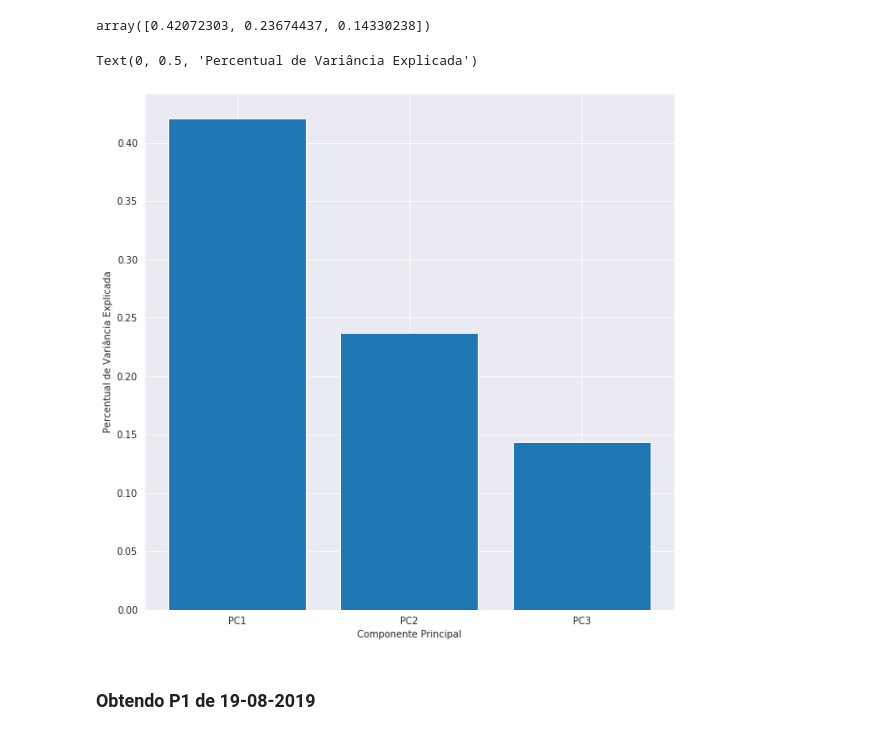
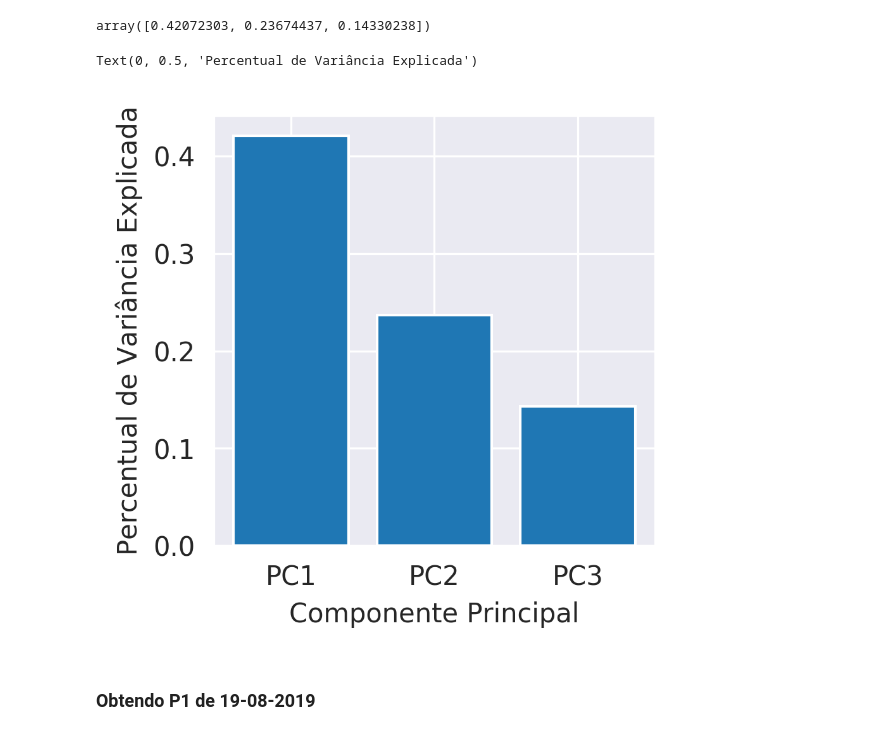
Before and after one commit to andrefellipe/ccd, a Jupyter notebook: baseline.ipynb, the cells around one changed output. Saved outputs shown, nothing was run; the diff lists cells and outputs as text; code cells hidden in the pictures.

```diff
--- a/baseline.ipynb
+++ b/baseline.ipynb
@@ -531,13 +531,13 @@ var_ratio
 array([0.42072303, 0.23674437, 0.14330238])
 # %%
 sns.set_style('darkgrid')
-plt.figure(figsize=(10,10))
+plt.figure(figsize=(3,3),dpi=300)
 plt.bar(['PC1','PC2','PC3'],var_ratio)
 plt.xlabel('Componente Principal')
 plt.ylabel('Percentual de Variância Explicada')
 # %% [output]
 Text(0, 0.5, 'Percentual de Variância Explicada')
-[figure, old version]
+[figure, new version]
 # %%
 pca_values.to_csv('./pca_values_08-19.csv')
 pca_components.to_csv('./pca_components_08-19.csv')
```
Also changed, not shown: parts of 5 cells of this notebook.
